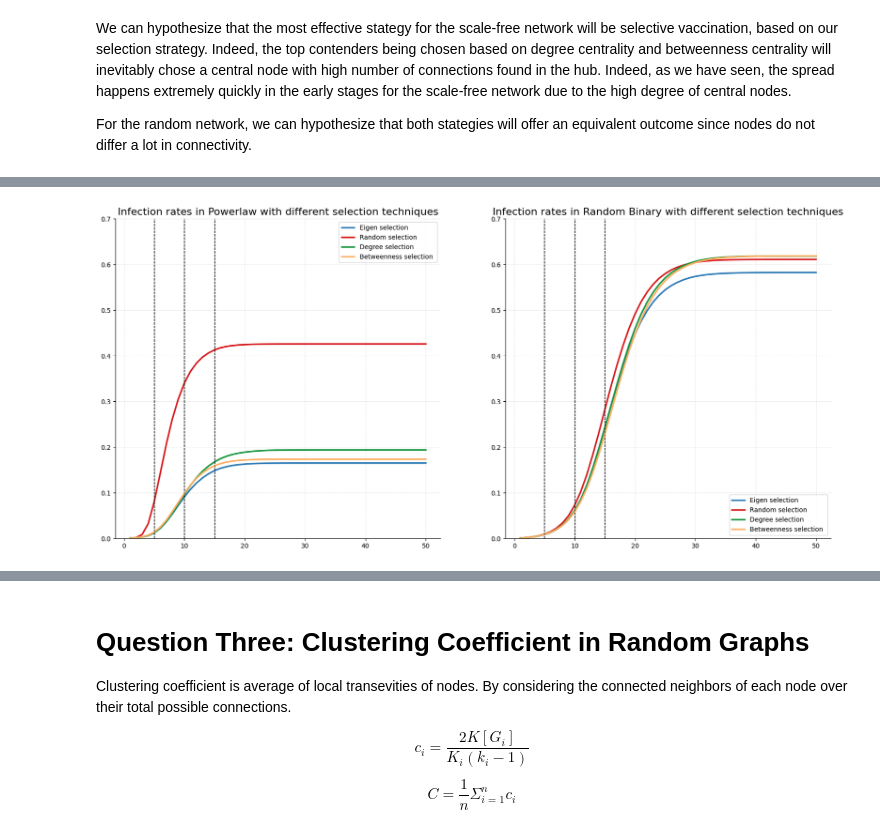
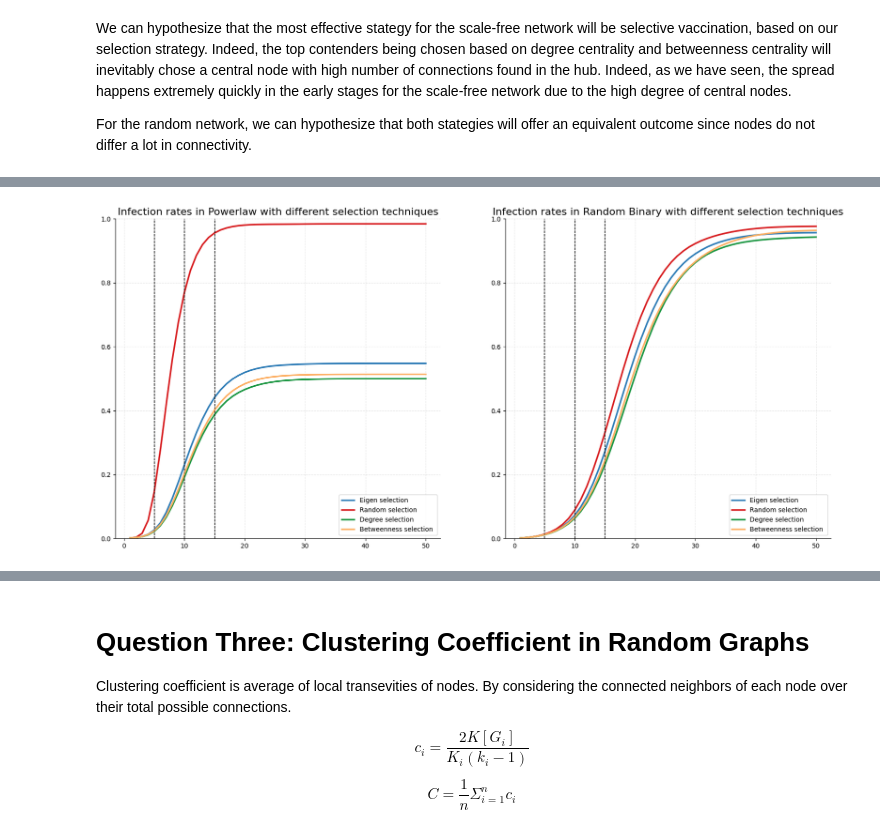
Before and after one commit to romgou74/Networks-Graded-Lab, a Jupyter notebook: Lab6 - Notebook.ipynb, the cells around one changed output, grey strips where cells are left out. Saved outputs shown, nothing was run; the diff lists cells and outputs as text; code cells hidden in the pictures.

```diff
--- a/Lab6 - Notebook.ipynb
+++ b/Lab6 - Notebook.ipynb
@@ -472,10 +472,16 @@ probabilityOfTransmission=0.5
 
 #generating a random graph with 1000 nodes
 rG=nx.binomial_graph(N,2/N)
+components = sorted(nx.connected_components(rG), key=len, reverse=True)
+rG = nx.subgraph(rG,components[0])
+
 
 
 #generating a powerlaw graph with 1000 nodes
 plG=exp.generatePowerLawGraph(N,gamma)
+components = sorted(nx.connected_components(plG), key=len, reverse=True)
+plG = nx.subgraph(plG,components[0])
+
 
 repeated_exp_dict_rG = exp.repeatedExperiments(exp.fullyRandomExperiment,rG,tMax,probabilityOfTransmission,1,0, nExp)
 average_states_50_rG = exp.averageExperiment(repeated_exp_dict_rG,50)
@@ -663,13 +659,18 @@ vaccinated=5
 gamma=2.5
 probabilityOfTransmission=0.5
 
-
 #generating a random graph with 1000 nodes
 rG=nx.binomial_graph(N,2/N)
+components = sorted(nx.connected_components(rG), key=len, reverse=True)
+rG = nx.subgraph(rG,components[0])
 
-nx.Graph.nodes
+
+
 #generating a powerlaw graph with 1000 nodes
 plG=exp.generatePowerLawGraph(N,gamma)
+components = sorted(nx.connected_components(plG), key=len, reverse=True)
+plG = nx.subgraph(plG,components[0])
+
 
 
 
@@ -697,23 +698,3 @@ def selection_vaccinated(selection, G):
         centrality = nx.betweenness_centrality(G)
         vaccinated =  sorted(nodes,key = lambda node:centrality[node],reverse=True)[:5]
     return vaccinated
-
-
-Graphs = [plG,rG]
-repeated_exp_dict_rG_dict = {}
-average_states_50_rG_dict = {}
-repeated_exp_dict_plG_dict = {}
-average_states_50_plG_dict = {}
-
-for selection in selection_strategy:
-
-    rG_vaccinated = selection_vaccinated(selection,rG)
-    plG_vaccinated = selection_vaccinated(selection,plG)
-    rG_vax = rG.copy()
-    rG_vax.remove_nodes_from(rG_vaccinated)
-    plG_vax = plG.copy()
-    plG_vax.remove_nodes_from(plG_vaccinated)
-    repeated_exp_dict_rG = exp.repeatedExperiments(exp.fullyRandomExperiment,rG_vax,tMax,probabilityOfTransmission,1,0, nExp)
-    average_states_50_rG_dict[selection] = exp.averageExperiment(repeated_exp_dict_rG,50)
-    repeated_exp_dict_plG = exp.repeatedExperiments(exp.fullyRandomExperiment,plG_vax,tMax,probabilityOfTransmission,1,0, nExp)
-    average_states_50_plG_dict[selection] = exp.averageExperiment(repeated_exp_dict_plG,50)
@@ -747,35 +749,40 @@ plt.rcParams.update({
     'grid.linestyle': '--',
 })
 
 colors = ['#2c7bb6', '#d7191c', '#1a9641', '#fdae61']
 dicts = [average_states_50_plG_dict,average_states_50_rG_dict]
 graph_name = ["Powerlaw",'Random Binary']
+graph_size = (len(plG.nodes),len(rG.nodes))
+
+
+
 
 fig, ax  = plt.subplots(1,2, figsize= (20,9))
 for j in range(2):
     dict = dicts[j]
+    N = graph_size[j]
     for i in range(4):
         selection = selection_strategy[i]
 
         ax[j].plot( range(1,51),
                 [n/N for _,n,_ in dict[selection]],
             color=colors[i],
             linewidth=2.5,
             linestyle='-',
             label=f'{selection} selection ',
         )
 
 
         ax[j].axvline(x=5, color='black', linestyle='--', linewidth=1, alpha = 0.5 )
         ax[j].axvline(x=15, color='black', linestyle='--', linewidth=1, alpha = 0.5 )
         ax[j].axvline(x=10, color='black', linestyle='--', linewidth=1, alpha = 0.5 )
 
         ax[j].set_title(f'Infection rates in {graph_name[j]} with different selection techniques', fontsize=16)
 
-        ax[j].set_ylim((0,0.7))
+        ax[j].set_ylim((0,1))
         ax[j].legend()
 # %% [output]
-[figure, old version]
+[figure, new version]
 # %% [markdown]
 ## **Conclusion**
 
```
Also changed, not shown: parts of 8 cells of this notebook, 8 other files.
